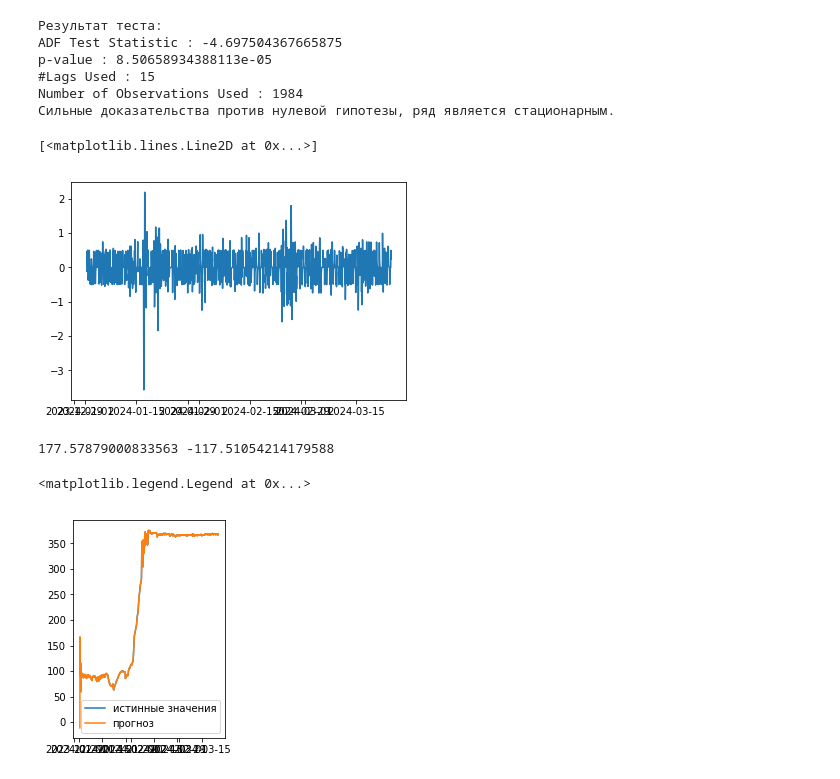
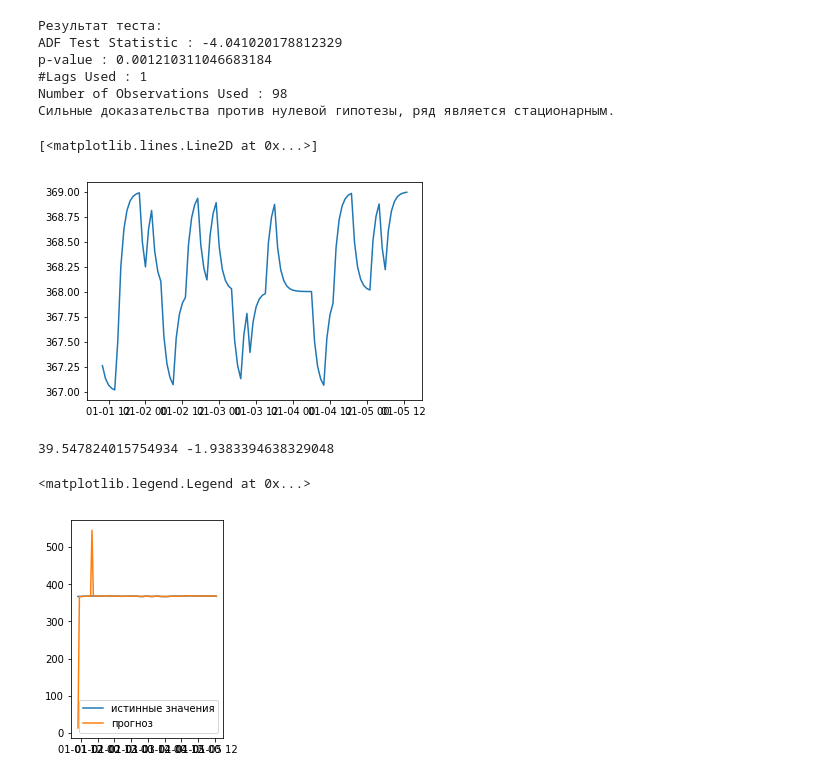
Before and after one commit to A101110/models, a Jupyter notebook: Pred_for_single_value.ipynb, the cells around one changed output. Drawn from its saved outputs; the diff is of its cells as text; code cells hidden in the pictures.

```diff
--- a/Pred_for_single_value.ipynb
+++ b/Pred_for_single_value.ipynb
@@ -47,9 +47,9 @@ timer_train = []
 timer_test = []
 batch_train = []
 batch_test = []
-n = 2000
-border = 4000
-num = 6000
+n = 4000
+border = 4100
+num = 4200
 for i in range (0, border-n):
     timer_train.append(pd.to_datetime((sheet.cell(row = i+n, column = 8).value)))
     batch_train.append(float(sheet.cell(row = i+n, column = 2).value))
@@ -97,18 +97,18 @@ while(df_test(df2['flow1']) != True):
     df2_diff = df2_diff.diff().dropna()
 df2.index = pd.date_range(start='2024-01-01 10:00:00', periods = len(df2['flow1']), freq='h')
 df2_diff.index = pd.date_range(start='2024-01-01 10:00:00', periods = len(df2_diff['flow1']), freq='h')
-plt.plot(df2_diff['flow1'])
+plt.plot(df2['flow1'])
 # %% [output]
 Результат теста:
-ADF Test Statistic : -4.697504367665875
-p-value : 8.50658934388113e-05
-#Lags Used : 15
-Number of Observations Used : 1984
+ADF Test Statistic : -4.041020178812329
+p-value : 0.001210311046683184
+#Lags Used : 1
+Number of Observations Used : 98
 Сильные доказательства против нулевой гипотезы, ряд является стационарным.
 [<matplotlib.lines.Line2D at 0x...>]
-[figure, old version]
+[figure, new version]
 # %%
-model1 = SARIMAX(df1['flow1'], exog = df2['flow1'], order=(1, 2, 1), seasonal_order=(2, 1, 1, 18))
+model1 = SARIMAX(df1['flow1'], exog = df2['flow1'], order=(1, 1, 1), seasonal_order=(2, 1, 1, 10))
 result1 = model1.fit(disp = False)
 
 prog_start = 0
@@ -120,16 +120,16 @@ difference = np.mean(forecast_values1 - df2['flow1'])
 forecast_mse1 = np.sqrt(((forecast_values1 - df2['flow1']) ** 2).mean())
 print(forecast_mse1, difference)
 # %% [output]
-177.57879000833563 -117.51054214179588
+39.547824015754934 -1.9383394638329048
 # %%
 #forecast_mse1 = ((forecast_values1 - batch_test) ** 2).mean()
-
+plt.plot(df1['flow1'])
 figure = pylab.subplot(1,2,2)
 figure1 = pylab.plot(df1['flow1'], label = "истинные значения")
 figure2 = pylab.plot(forecast_values1, label = "прогноз")
 pylab.legend()
 # %% [output]
 <matplotlib.legend.Legend at 0x...>
-[figure, old version]
+[figure, new version]
 # %%
 def params_optimization(dataset, dataset_test, seasonal, non_seasonal, cycles):
```
Also changed, not shown: parts of 4 cells of this notebook.
